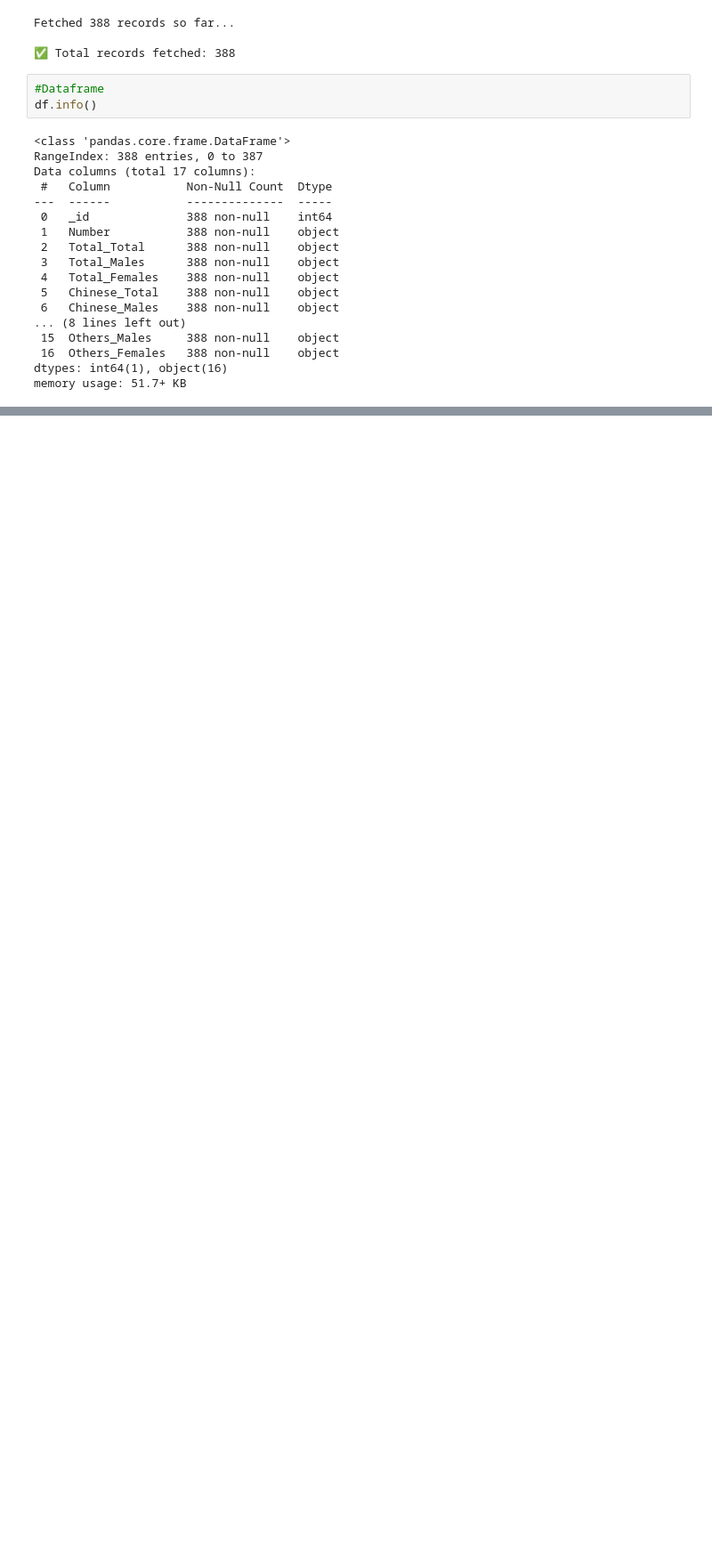
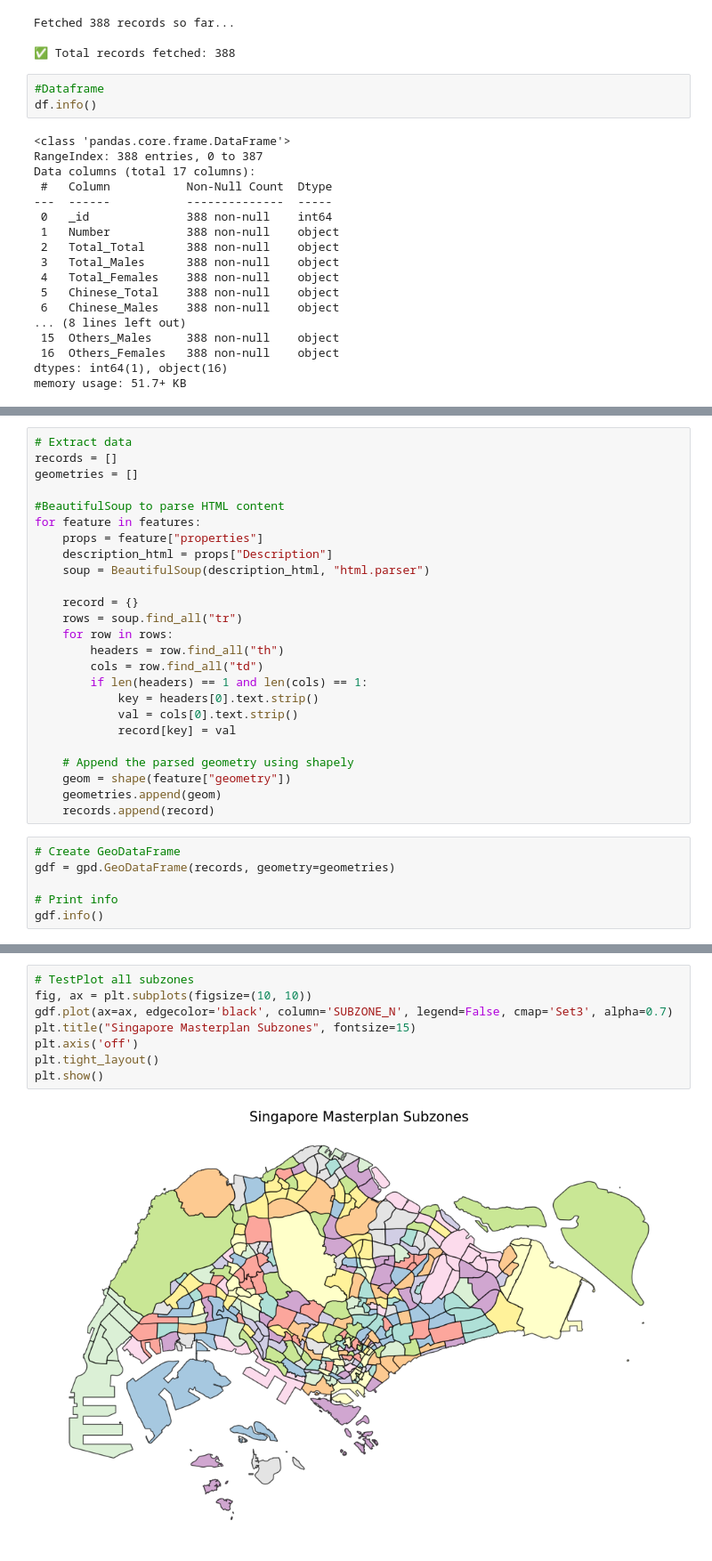
Before and after one commit to xunchiasg/SG_Census_Map, a Jupyter notebook: SG_Census.ipynb, the cells around one changed output, grey strips where cells are left out. Shown at 89% size. Cells and saved outputs as stored; diff of their text form; blank space fills up the shorter version.

```diff
--- a/SG_Census.ipynb
+++ b/SG_Census.ipynb
@@ -238,0 +173,31 @@ print(response.text)
+# %%
+# Extract data
+records = []
+geometries = []
+
+#BeautifulSoup to parse HTML content
+for feature in features:
+    props = feature["properties"]
+    description_html = props["Description"]
+    soup = BeautifulSoup(description_html, "html.parser")
+
+    record = {}
+    rows = soup.find_all("tr")
+    for row in rows:
+        headers = row.find_all("th")
+        cols = row.find_all("td")
+        if len(headers) == 1 and len(cols) == 1:
+            key = headers[0].text.strip()
+            val = cols[0].text.strip()
+            record[key] = val
+
+    # Append the parsed geometry using shapely
+    geom = shape(feature["geometry"])
+    geometries.append(geom)
+    records.append(record)
+# %%
+# Create GeoDataFrame
+gdf = gpd.GeoDataFrame(records, geometry=geometries)
+
+# Print info
+gdf.info()
@@ -238,0 +223,10 @@ print(response.text)
+# %%
+# TestPlot all subzones
+fig, ax = plt.subplots(figsize=(10, 10))
+gdf.plot(ax=ax, edgecolor='black', column='SUBZONE_N', legend=False, cmap='Set3', alpha=0.7)
+plt.title("Singapore Masterplan Subzones", fontsize=15)
+plt.axis('off')
+plt.tight_layout()
+plt.show()
+# %% [output]
+[figure, added]
```
Also changed, not shown: parts of 15 cells of this notebook.
